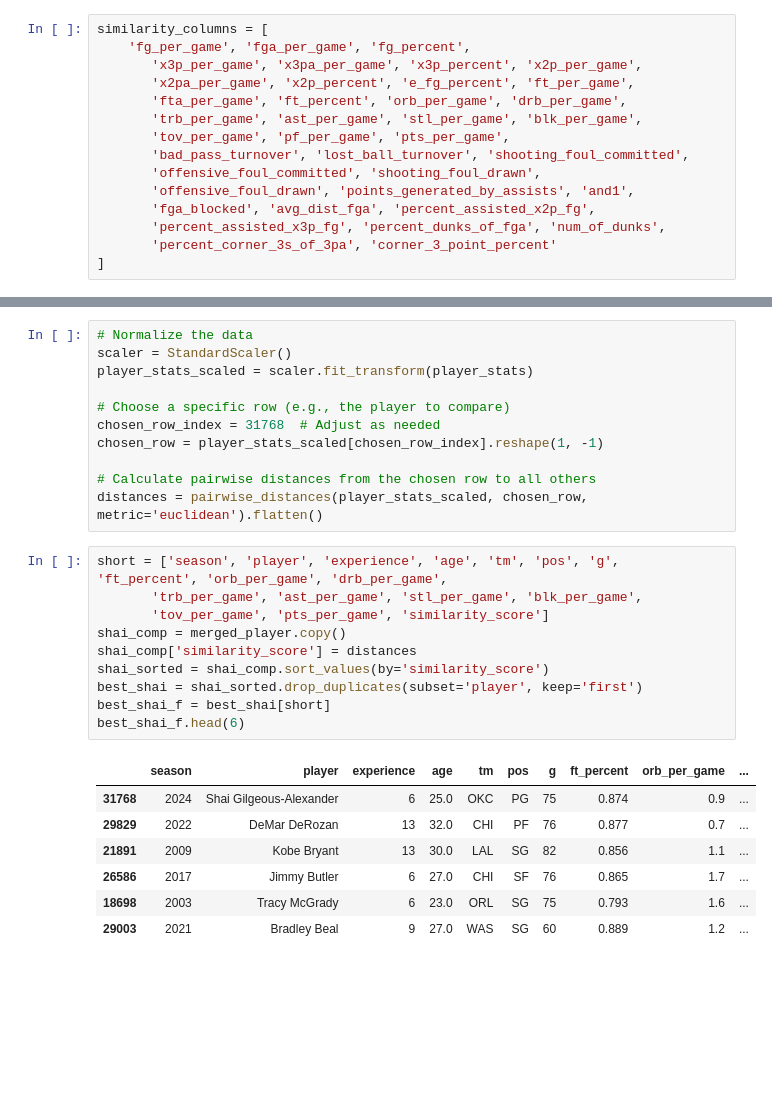
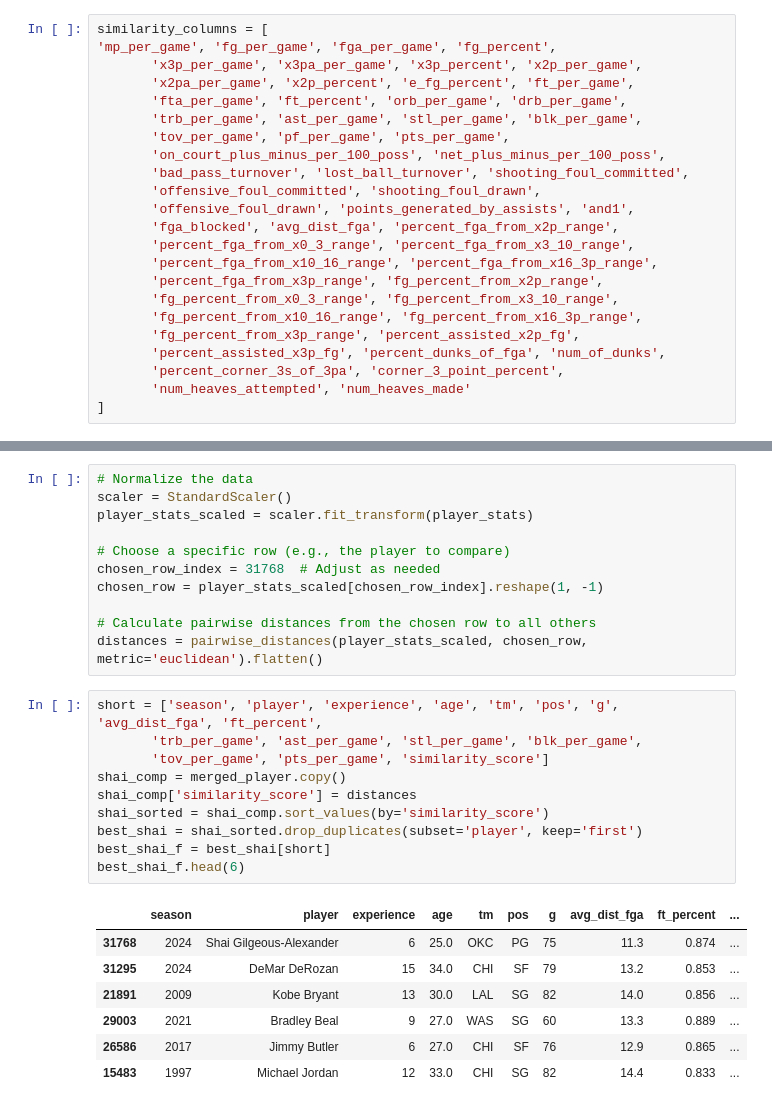
Before and after one commit to vtrackstar/Google-DA-Projects, a Jupyter notebook: most-statistically-similar-nba-seasons.ipynb, the cells around one changed output, grey strips where cells are left out. Drawn from its saved outputs; the diff is of its cells as text; blank space fills up the shorter version.

Commit message:
Kaggle Notebook | Most Statistically Similar NBA Seasons | Version 2

```diff
--- a/most-statistically-similar-nba-seasons.ipynb
+++ b/most-statistically-similar-nba-seasons.ipynb
@@ -158,18 +158,26 @@ num_heaves_made                     15085
 dtype: int64
 # %%
 similarity_columns = [
-    'fg_per_game', 'fga_per_game', 'fg_percent',
+'mp_per_game', 'fg_per_game', 'fga_per_game', 'fg_percent',
        'x3p_per_game', 'x3pa_per_game', 'x3p_percent', 'x2p_per_game',
        'x2pa_per_game', 'x2p_percent', 'e_fg_percent', 'ft_per_game',
        'fta_per_game', 'ft_percent', 'orb_per_game', 'drb_per_game',
        'trb_per_game', 'ast_per_game', 'stl_per_game', 'blk_per_game',
        'tov_per_game', 'pf_per_game', 'pts_per_game',
+       'on_court_plus_minus_per_100_poss', 'net_plus_minus_per_100_poss',
        'bad_pass_turnover', 'lost_ball_turnover', 'shooting_foul_committed',
        'offensive_foul_committed', 'shooting_foul_drawn',
        'offensive_foul_drawn', 'points_generated_by_assists', 'and1',
-       'fga_blocked', 'avg_dist_fga', 'percent_assisted_x2p_fg',
+       'fga_blocked', 'avg_dist_fga', 'percent_fga_from_x2p_range',
+       'percent_fga_from_x0_3_range', 'percent_fga_from_x3_10_range',
+       'percent_fga_from_x10_16_range', 'percent_fga_from_x16_3p_range',
+       'percent_fga_from_x3p_range', 'fg_percent_from_x2p_range',
+       'fg_percent_from_x0_3_range', 'fg_percent_from_x3_10_range',
+       'fg_percent_from_x10_16_range', 'fg_percent_from_x16_3p_range',
+       'fg_percent_from_x3p_range', 'percent_assisted_x2p_fg',
        'percent_assisted_x3p_fg', 'percent_dunks_of_fga', 'num_of_dunks',
-       'percent_corner_3s_of_3pa', 'corner_3_point_percent'
+       'percent_corner_3s_of_3pa', 'corner_3_point_percent',
+       'num_heaves_attempted', 'num_heaves_made'
 ]
 # %%
 shai = merged_player[merged_player['player'] == 'Shai Gilgeous-Alexander']
@@ -212,20 +219,20 @@ chosen_row = player_stats_scaled[chosen_row_index].reshape(1, -1)
 # Calculate pairwise distances from the chosen row to all others
 distances = pairwise_distances(player_stats_scaled, chosen_row, metric='euclidean').flatten()
 # %%
-short = ['season', 'player', 'experience', 'age', 'tm', 'pos', 'g', 'ft_percent', 'orb_per_game', 'drb_per_game',
+short = ['season', 'player', 'experience', 'age', 'tm', 'pos', 'g', 'avg_dist_fga', 'ft_percent',
        'trb_per_game', 'ast_per_game', 'stl_per_game', 'blk_per_game',
        'tov_per_game', 'pts_per_game', 'similarity_score']
 shai_comp = merged_player.copy()
 shai_comp['similarity_score'] = distances
 shai_sorted = shai_comp.sort_values(by='similarity_score')
 best_shai = shai_sorted.drop_duplicates(subset='player', keep='first')
 best_shai_f = best_shai[short]
 best_shai_f.head(6)
 # %% [output]
-|  | season | player | experience | age | tm | pos | g | ft_percent | orb_per_game | ... |
-| 31768 | 2024 | Shai Gilgeous-Alexander | 6 | 25.0 | OKC | PG | 75 | 0.874 | 0.9 | ... |
-| 29829 | 2022 | DeMar DeRozan | 13 | 32.0 | CHI | PF | 76 | 0.877 | 0.7 | ... |
-| 21891 | 2009 | Kobe Bryant | 13 | 30.0 | LAL | SG | 82 | 0.856 | 1.1 | ... |
-| 26586 | 2017 | Jimmy Butler | 6 | 27.0 | CHI | SF | 76 | 0.865 | 1.7 | ... |
-| 18698 | 2003 | Tracy McGrady | 6 | 23.0 | ORL | SG | 75 | 0.793 | 1.6 | ... |
-| 29003 | 2021 | Bradley Beal | 9 | 27.0 | WAS | SG | 60 | 0.889 | 1.2 | ... |
+|  | season | player | experience | age | tm | pos | g | avg_dist_fga | ft_percent | ... |
+| 31768 | 2024 | Shai Gilgeous-Alexander | 6 | 25.0 | OKC | PG | 75 | 11.3 | 0.874 | ... |
+| 31295 | 2024 | DeMar DeRozan | 15 | 34.0 | CHI | SF | 79 | 13.2 | 0.853 | ... |
+| 21891 | 2009 | Kobe Bryant | 13 | 30.0 | LAL | SG | 82 | 14.0 | 0.856 | ... |
+| 29003 | 2021 | Bradley Beal | 9 | 27.0 | WAS | SG | 60 | 13.3 | 0.889 | ... |
+| 26586 | 2017 | Jimmy Butler | 6 | 27.0 | CHI | SF | 76 | 12.9 | 0.865 | ... |
+| 15483 | 1997 | Michael Jordan | 12 | 33.0 | CHI | SG | 82 | 14.4 | 0.833 | ... |
```
Also changed, not shown: parts of 4 cells of this notebook.
